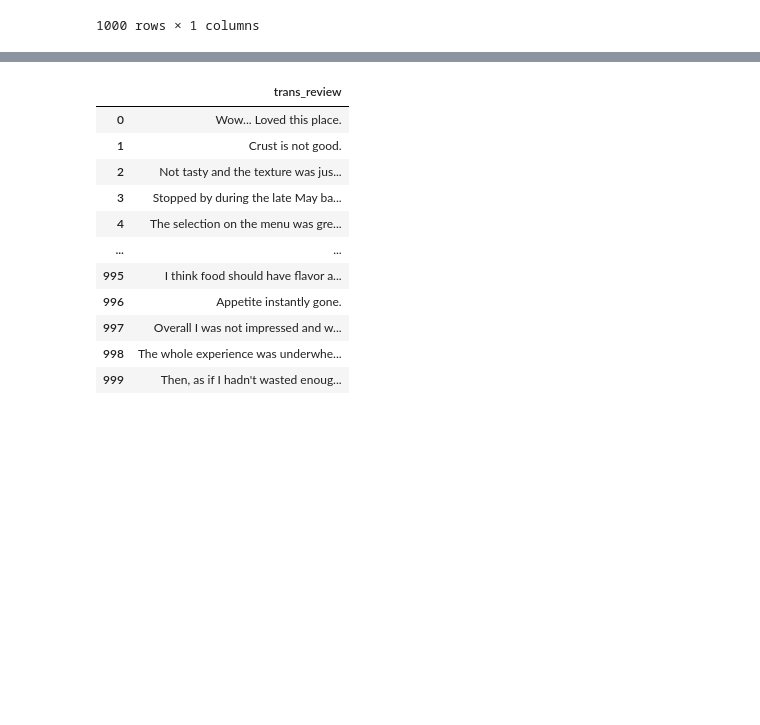
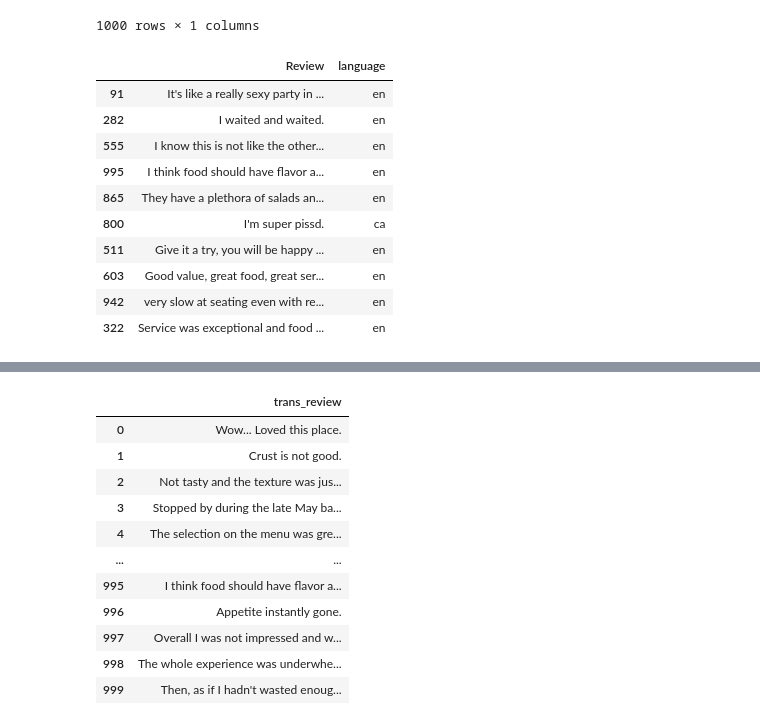
Before and after one commit to bhaskar112car/UnravelEats-A-Root-Cause-Analysis-of-Restaurant-Reviews., a Jupyter notebook: Root cause analysis.ipynb, the cells around one changed output, grey strips where cells are left out. Drawn from its saved outputs; the diff is of its cells as text; code cells hidden in the pictures; blank space fills up the shorter version.

```diff
--- a/Root cause analysis.ipynb
+++ b/Root cause analysis.ipynb
@@ -105,6 +74,19 @@ def detect_language(text):
     return language
 # %%
 revdf['language'] = revdf['Review'].apply(detect_language)
+revdf.sample(10)
+# %% [output]
+|  | Review | language |
+| 91 | It's like a really sexy party in ... | en |
+| 282 | I waited and waited. | en |
+| 555 | I know this is not like the other... | en |
+| 995 | I think food should have flavor a... | en |
+| 865 | They have a plethora of salads an... | en |
+| 800 | I'm super pissd. | ca |
+| 511 | Give it a try, you will be happy ... | en |
+| 603 | Good value, great food, great ser... | en |
+| 942 | very slow at seating even with re... | en |
+| 322 | Service was exceptional and food ... | en |
 # %%
 revdf.language.value_counts()
 # %% [output]
```
Also changed, not shown: parts of 47 cells of this notebook, 1 other file.
